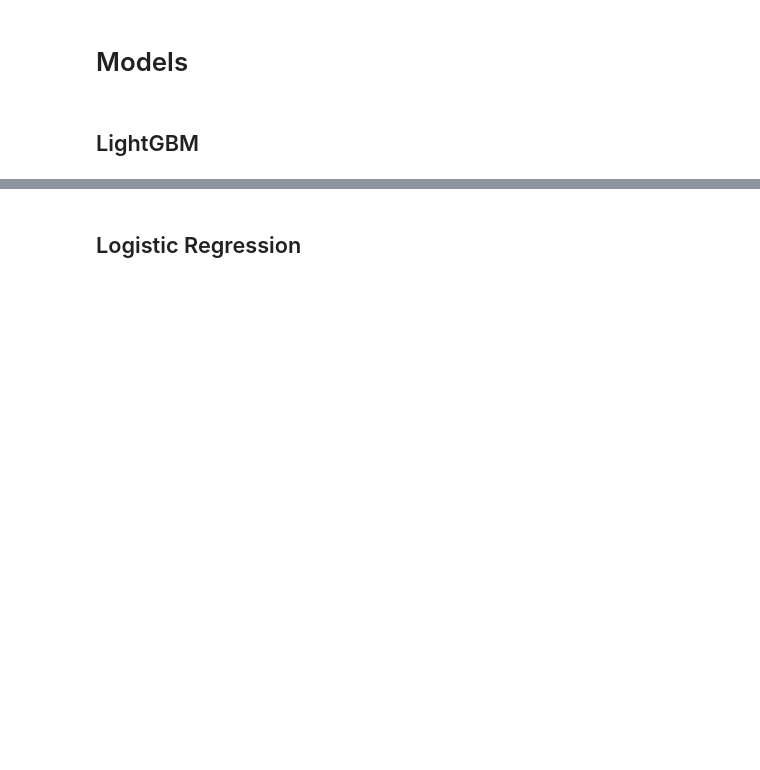
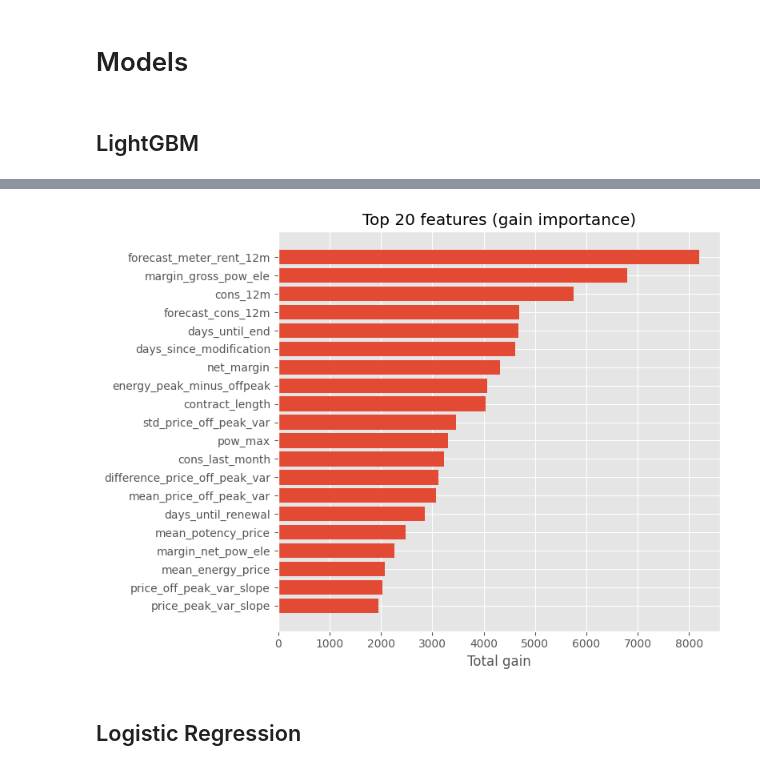
Before and after one commit to RodolfoPCruz/powerco-churn, a Jupyter notebook: Notebooks/ML.ipynb, the cells around one changed output, grey strips where cells are left out. Drawn from its saved outputs; the diff is of its cells as text; code cells hidden in the pictures; blank space fills up the shorter version.

```diff
--- a/Notebooks/ML.ipynb
+++ b/Notebooks/ML.ipynb
@@ -167,0 +180,11 @@ plot_precision_recall_curve(y_val, y_pred_proba)
+# %%
+split_importance = model_lgbm_no_sampling.feature_importances_
+gain_importance  = model_lgbm_no_sampling.booster_.feature_importance(importance_type = 'gain')
+
+feature_importance = pd.DataFrame({
+    "feature": x_train.columns,
+    "split_importance": split_importance,
+    "gain_importance": gain_importance
+}).sort_values("gain_importance", ascending=False)
+
+print(feature_importance.head(10))
@@ -168,3 +203,15 @@ plot_precision_recall_curve(y_val, y_pred_proba)
+# %%
+top_k = 20
+feature_importance_top = feature_importance.head(top_k).iloc[::-1]        # reverse for horizontal bar
+
+plt.figure(figsize=(8, 6))
+plt.barh(feature_importance_top["feature"], feature_importance_top["gain_importance"])
+plt.title(f"Top {top_k} features (gain importance)")
+plt.xlabel("Total gain")
+plt.tight_layout()
+plt.show()
+# %% [output]
+[figure, added]
 # %% [markdown]
 ## Logistic Regression
 # %%
```
Also changed, not shown: parts of 42 cells of this notebook, 1 other file.
